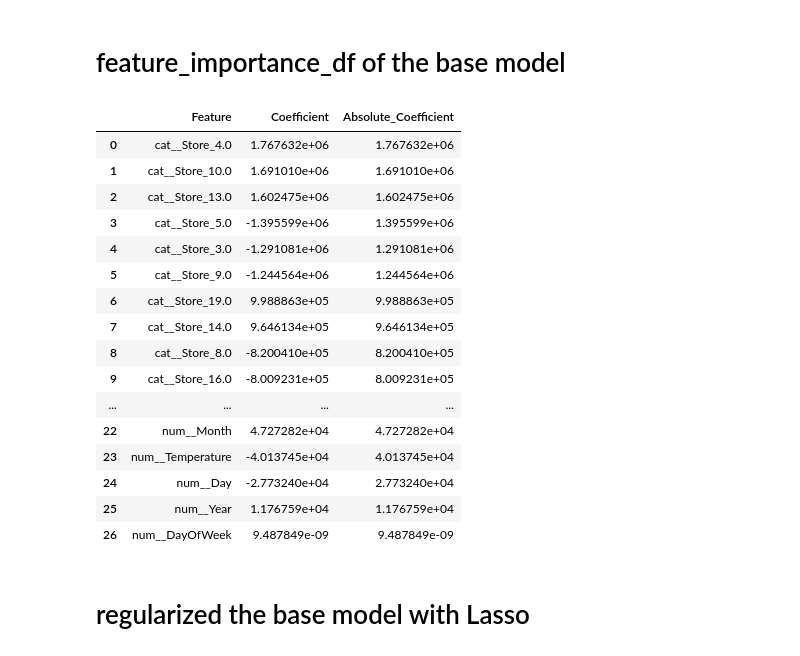
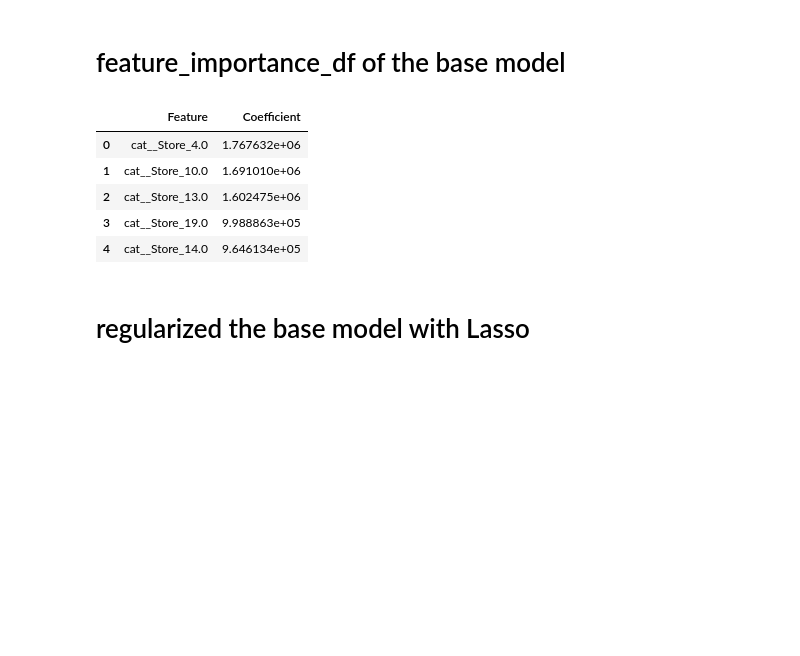
Before and after one commit to monolok/wallmart, a Jupyter notebook: pp.ipynb, the cells around one changed output. Saved outputs shown, nothing was run; the diff lists cells and outputs as text; code cells hidden in the pictures; blank space fills up the shorter version.

```diff
--- a/pp.ipynb
+++ b/pp.ipynb
@@ -304,34 +322,20 @@ feature_importance_df = pd.DataFrame({
     'Coefficient': model.coef_.flatten()  # Ensure the coefficients are a flat array
 })
 
-# Calculate the absolute value of coefficients to understand their impact
-feature_importance_df['Absolute_Coefficient'] = feature_importance_df['Coefficient'].abs()
-
 # Sort the features by the absolute value of their coefficient in descending order
-feature_importance_df = feature_importance_df.sort_values(by='Absolute_Coefficient', ascending=False)
+feature_importance_df = feature_importance_df.sort_values(by='Coefficient', ascending=False)
 
 # Reset index for better readability
 feature_importance_df.reset_index(drop=True, inplace=True)
 # %%
-feature_importance_df
+feature_importance_df.head()
 # %% [output]
-|  | Feature | Coefficient | Absolute_Coefficient |
-| 0 | cat__Store_4.0 | 1.767632e+06 | 1.767632e+06 |
-| 1 | cat__Store_10.0 | 1.691010e+06 | 1.691010e+06 |
-| 2 | cat__Store_13.0 | 1.602475e+06 | 1.602475e+06 |
-| 3 | cat__Store_5.0 | -1.395599e+06 | 1.395599e+06 |
-| 4 | cat__Store_3.0 | -1.291081e+06 | 1.291081e+06 |
-| 5 | cat__Store_9.0 | -1.244564e+06 | 1.244564e+06 |
-| 6 | cat__Store_19.0 | 9.988863e+05 | 9.988863e+05 |
-| 7 | cat__Store_14.0 | 9.646134e+05 | 9.646134e+05 |
-| 8 | cat__Store_8.0 | -8.200410e+05 | 8.200410e+05 |
-| 9 | cat__Store_16.0 | -8.009231e+05 | 8.009231e+05 |
-| ... | ... | ... | ... |
-| 22 | num__Month | 4.727282e+04 | 4.727282e+04 |
-| 23 | num__Temperature | -4.013745e+04 | 4.013745e+04 |
-| 24 | num__Day | -2.773240e+04 | 2.773240e+04 |
-| 25 | num__Year | 1.176759e+04 | 1.176759e+04 |
-| 26 | num__DayOfWeek | 9.487849e-09 | 9.487849e-09 |
+|  | Feature | Coefficient |
+| 0 | cat__Store_4.0 | 1.767632e+06 |
+| 1 | cat__Store_10.0 | 1.691010e+06 |
+| 2 | cat__Store_13.0 | 1.602475e+06 |
+| 3 | cat__Store_19.0 | 9.988863e+05 |
+| 4 | cat__Store_14.0 | 9.646134e+05 |
 # %% [markdown]
 # regularized the base model with Lasso
 # %%
```
Also changed, not shown: parts of 15 cells of this notebook.
